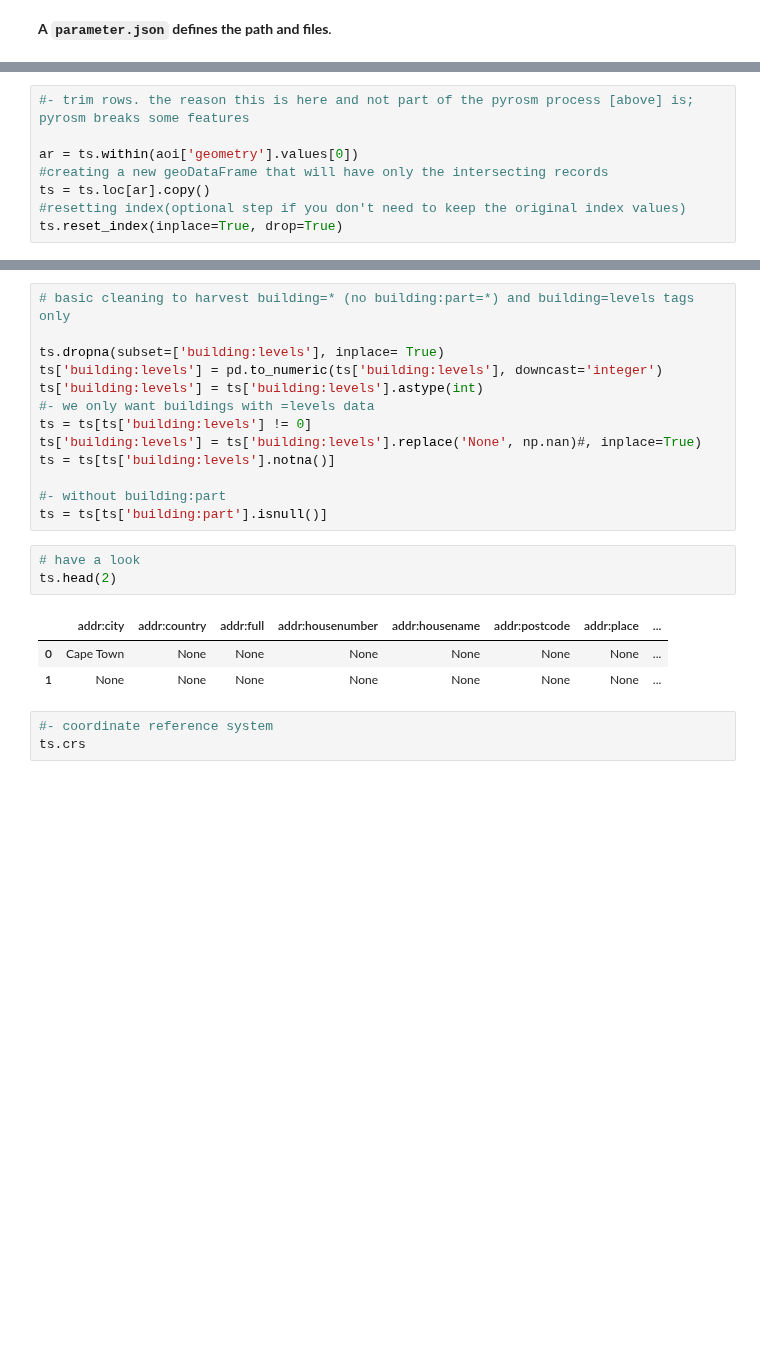
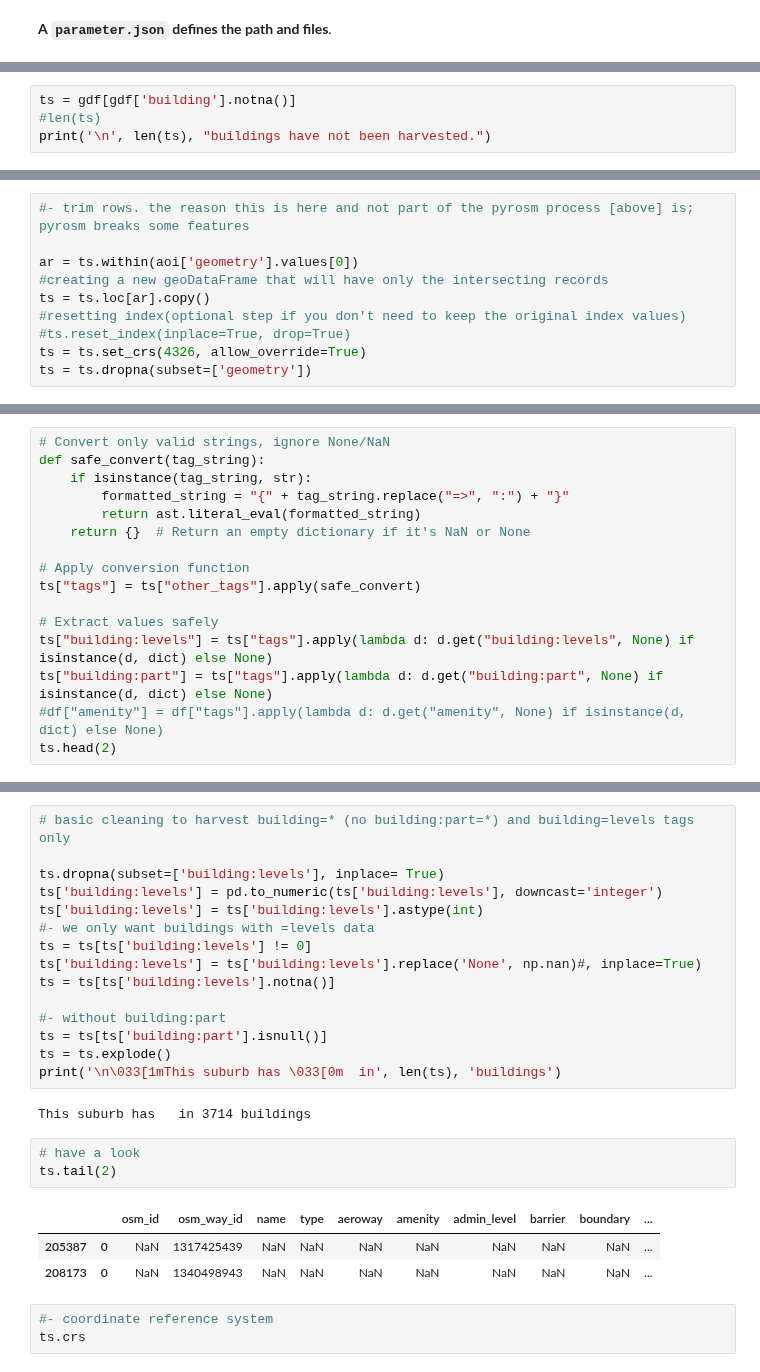
Before and after one commit to AdrianKriger/geo3D, a Jupyter notebook: suburb/osm_LoD1_3DCityModel-walkthrough.ipynb, the cells around one changed output, grey strips where cells are left out. Cells and saved outputs as stored; diff of their text form; blank space fills up the shorter version.

```diff
--- a/suburb/osm_LoD1_3DCityModel-walkthrough.ipynb
+++ b/suburb/osm_LoD1_3DCityModel-walkthrough.ipynb
@@ -102,0 +111,4 @@ runtime: 0:00:13.237894
+# %%
+ts = gdf[gdf['building'].notna()]
+#len(ts)
+print('\n', len(ts), "buildings have not been harvested.")
@@ -122,4 +162,6 @@ ar = ts.within(aoi['geometry'].values[0])
 #creating a new geoDataFrame that will have only the intersecting records
 ts = ts.loc[ar].copy()
 #resetting index(optional step if you don't need to keep the original index values)
-ts.reset_index(inplace=True, drop=True)
+#ts.reset_index(inplace=True, drop=True)
+ts = ts.set_crs(4326, allow_override=True)
+ts = ts.dropna(subset=['geometry'])
@@ -128,0 +174,16 @@ ts.reset_index(inplace=True, drop=True)
+# %%
+# Convert only valid strings, ignore None/NaN
+def safe_convert(tag_string):
+    if isinstance(tag_string, str):
+        formatted_string = "{" + tag_string.replace("=>", ":") + "}"
+        return ast.literal_eval(formatted_string)
+    return {}  # Return an empty dictionary if it's NaN or None
+
+# Apply conversion function
+ts["tags"] = ts["other_tags"].apply(safe_convert)
+
+# Extract values safely
+ts["building:levels"] = ts["tags"].apply(lambda d: d.get("building:levels", None) if isinstance(d, dict) else None)
+ts["building:part"] = ts["tags"].apply(lambda d: d.get("building:part", None) if isinstance(d, dict) else None)
+#df["amenity"] = df["tags"].apply(lambda d: d.get("amenity", None) if isinstance(d, dict) else None)
+ts.head(2)
@@ -139,13 +204,17 @@ ts = ts[ts['building:levels'].notna()]
 
 #- without building:part
 ts = ts[ts['building:part'].isnull()]
+ts = ts.explode()
+print('\n\033[1mThis suburb has \033[0m  in', len(ts), 'buildings')
+# %% [output]
+This suburb has   in 3714 buildings
 # %%
 # have a look
-ts.head(2)
+ts.tail(2)
 # %% [output]
-|  | addr:city | addr:country | addr:full | addr:housenumber | addr:housename | addr:postcode | addr:place | ... |
-| 0 | Cape Town | None | None | None | None | None | None | ... |
-| 1 | None | None | None | None | None | None | None | ... |
+|  |  | osm_id | osm_way_id | name | type | aeroway | amenity | admin_level | barrier | boundary | ... |
+| 205387 | 0 | NaN | 1317425439 | NaN | NaN | NaN | NaN | NaN | NaN | NaN | ... |
+| 208173 | 0 | NaN | 1340498943 | NaN | NaN | NaN | NaN | NaN | NaN | NaN | ... |
 # %%
 #- coordinate reference system
 ts.crs
```
Also changed, not shown: parts of 37 cells of this notebook.
